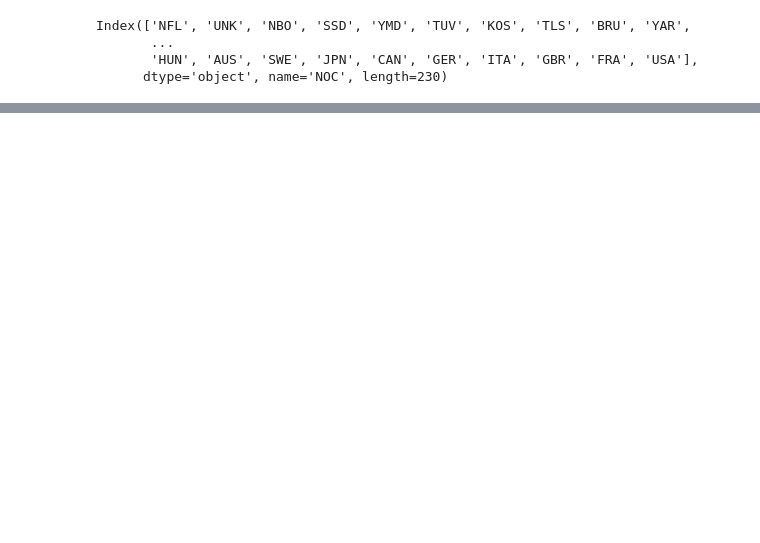
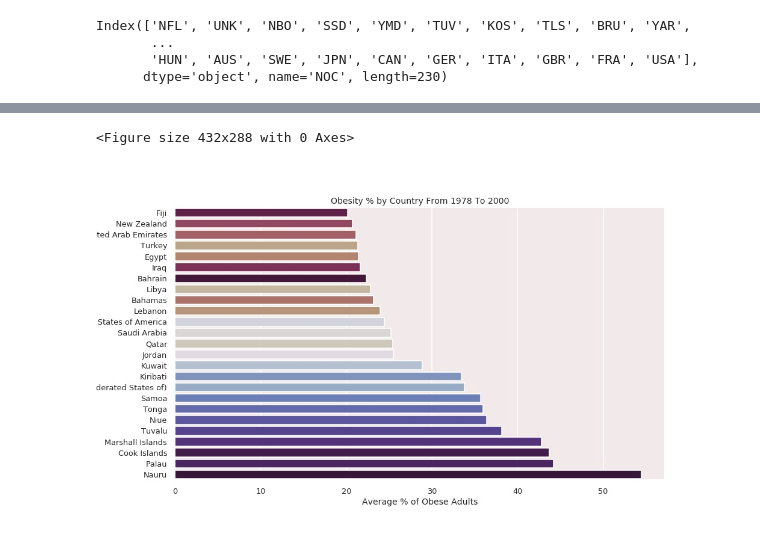
Before and after one commit to lewis-morris/progplot, a Jupyter notebook: Untitled.ipynb, the cells around one changed output, grey strips where cells are left out. Drawn from its saved outputs; the diff is of its cells as text; code cells hidden in the pictures; blank space fills up the shorter version.

```diff
--- a/Untitled.ipynb
+++ b/Untitled.ipynb
@@ -68,0 +171,10 @@ TypeError: float() argument must be a string or a number, not 'Timestamp'
+# %%
+sns.set_style("darkgrid")
+# %%
+plt.tight_layout()
+# %% [output]
+<Figure size 432x288 with 0 Axes>
+# %%
+bw.test_chart()
+# %% [output]
+[figure, added]
```
Also changed, not shown: parts of 41 cells of this notebook, 5 other files.
